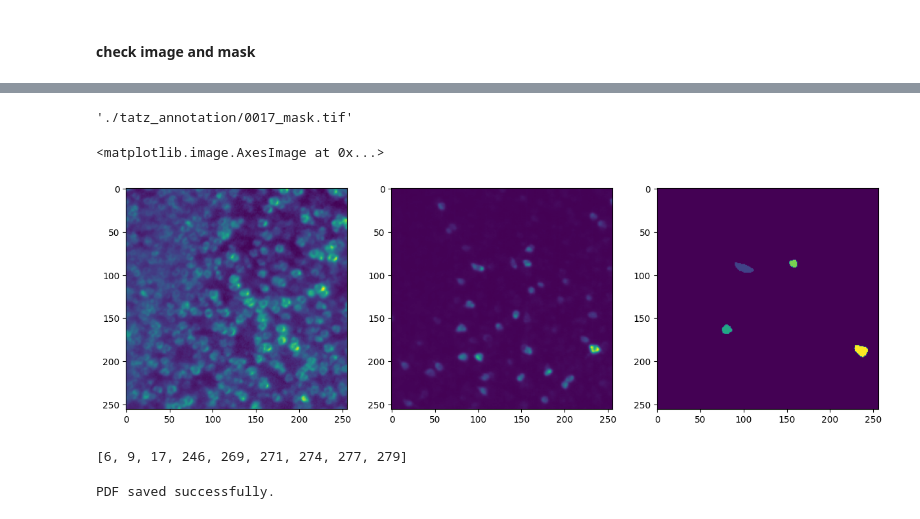
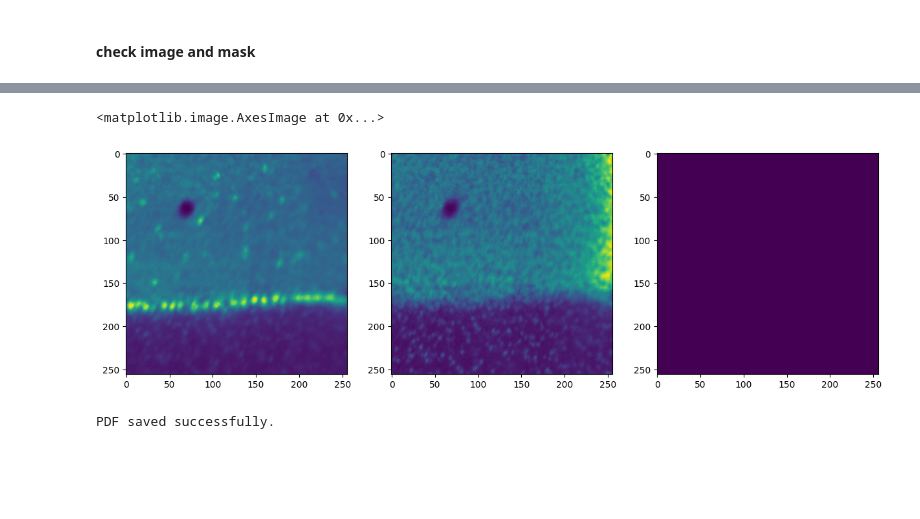
Before and after one commit to yin-n/cell_annotation, a Jupyter notebook: pseudo_label/verify_negative_sample.ipynb, the cells around one changed output, grey strips where cells are left out. Drawn from its saved outputs; the diff is of its cells as text; code cells hidden in the pictures; blank space fills up the shorter version.

```diff
--- a/pseudo_label/verify_negative_sample.ipynb
+++ b/pseudo_label/verify_negative_sample.ipynb
@@ -35,21 +43,13 @@ img_files
-# %%
-mask
-# %% [output]
-'./tatz_annotation/0017_mask.tif'
 # %%
 fig, ax = plt.subplots(1,3, figsize = (15,5))
-check_id = 2
+check_id = 10
 img = img_files[check_id]
 mask = mask_files[check_id]
 ax[0].imshow(tf.imread(img)[0])
 ax[1].imshow(tf.imread(img)[1])
 ax[2].imshow(tf.imread(mask))
 # %% [output]
 <matplotlib.image.AxesImage at 0x...>
-[figure, old version]
+[figure, new version]
-# %%
-int_id
-# %% [output]
-[6, 9, 17, 246, 269, 271, 274, 277, 279]
 # %%
 # Create a PdfPages object to save the figures
```
Also changed, not shown: parts of 3 cells of this notebook, 39 other files.
